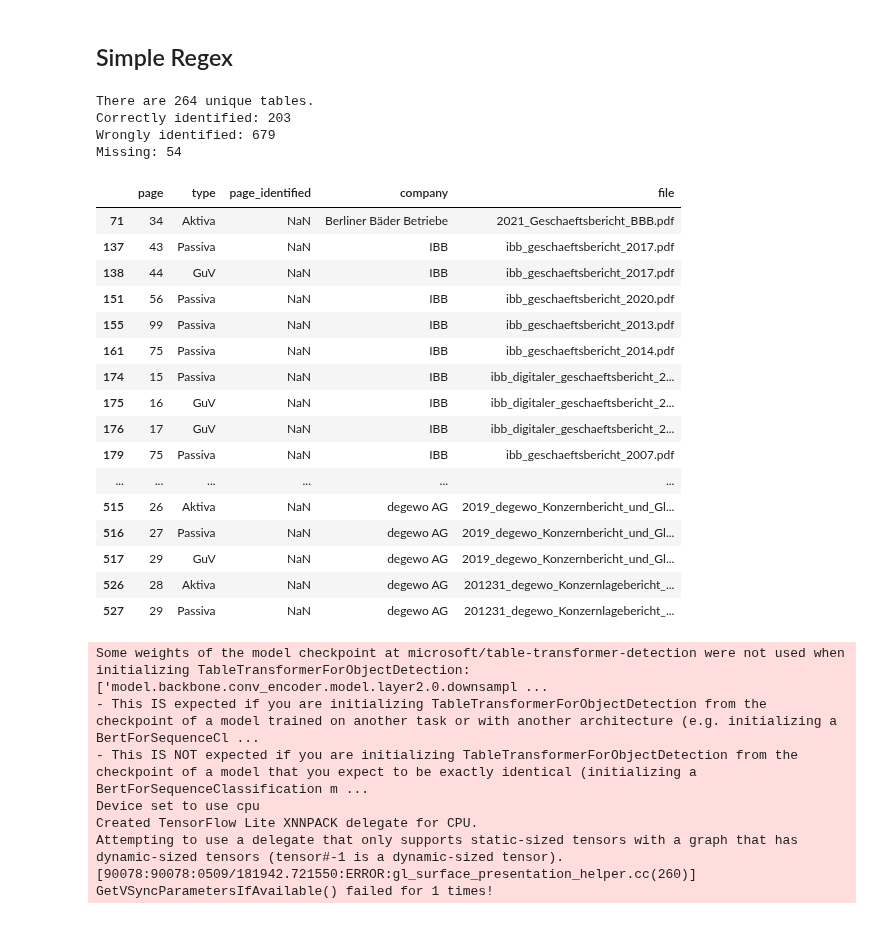
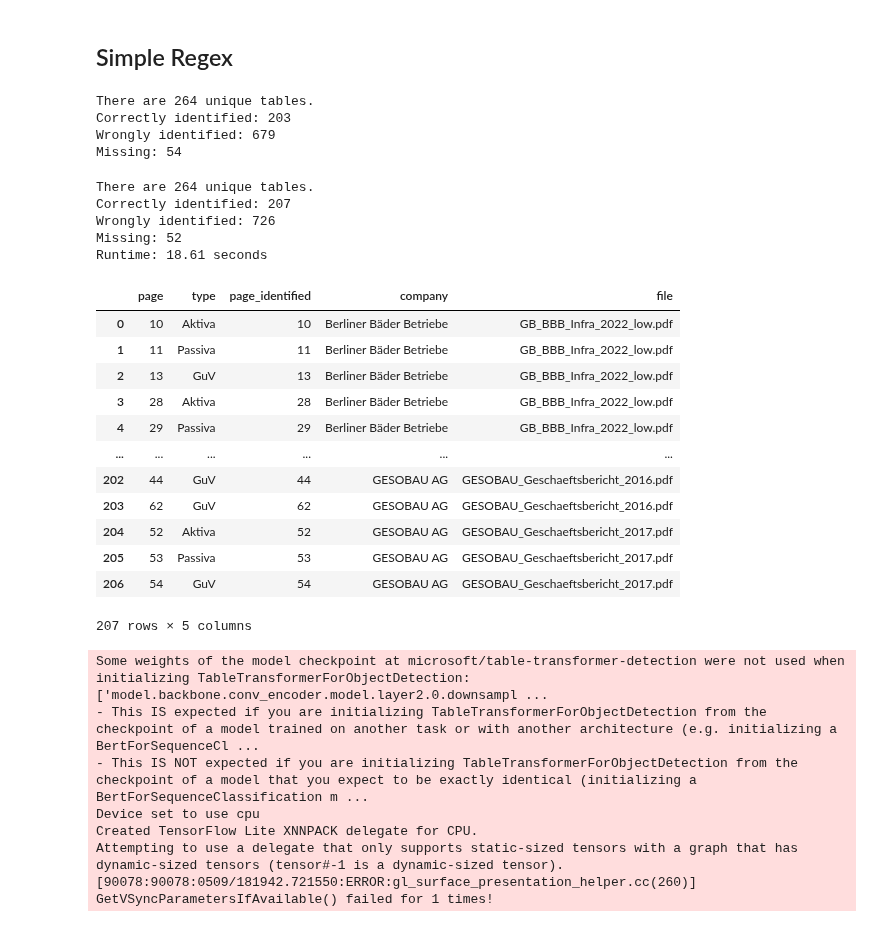
Before and after one commit to Famondir/Thesis, a Jupyter notebook: Python/page_detection_benchmark.ipynb, the cells around one changed output. Cells and saved outputs as stored; diff of their text form; code cells hidden in the pictures.

Commit message:
Noting results from page identification in Rmd

```diff
--- a/Python/page_detection_benchmark.ipynb
+++ b/Python/page_detection_benchmark.ipynb
@@ -225,29 +259,60 @@ page_identifier_regex_1 = PageIdentifierRegex(
 page_identifier_regex_1.walk_dir()
 # %%
 ben_df1 = page_identifier_regex_1.benchmark()
-ben_df1['missing']
+# ben_df1['missing']
 # %% [output]
 There are 264 unique tables.
 Correctly identified: 203
 Wrongly identified: 679
 Missing: 54
-|  | page | type | page_identified | company | file |
-| 71 | 34 | Aktiva | NaN | Berliner Bäder Betriebe | 2021_Geschaeftsbericht_BBB.pdf |
-| 137 | 43 | Passiva | NaN | IBB | ibb_geschaeftsbericht_2017.pdf |
-| 138 | 44 | GuV | NaN | IBB | ibb_geschaeftsbericht_2017.pdf |
-| 151 | 56 | Passiva | NaN | IBB | ibb_geschaeftsbericht_2020.pdf |
-| 155 | 99 | Passiva | NaN | IBB | ibb_geschaeftsbericht_2013.pdf |
-| 161 | 75 | Passiva | NaN | IBB | ibb_geschaeftsbericht_2014.pdf |
-| 174 | 15 | Passiva | NaN | IBB | ibb_digitaler_geschaeftsbericht_2... |
-| 175 | 16 | GuV | NaN | IBB | ibb_digitaler_geschaeftsbericht_2... |
-| 176 | 17 | GuV | NaN | IBB | ibb_digitaler_geschaeftsbericht_2... |
-| 179 | 75 | Passiva | NaN | IBB | ibb_geschaeftsbericht_2007.pdf |
-| ... | ... | ... | ... | ... | ... |
-| 515 | 26 | Aktiva | NaN | degewo AG | 2019_degewo_Konzernbericht_und_Gl... |
-| 516 | 27 | Passiva | NaN | degewo AG | 2019_degewo_Konzernbericht_und_Gl... |
-| 517 | 29 | GuV | NaN | degewo AG | 2019_degewo_Konzernbericht_und_Gl... |
-| 526 | 28 | Aktiva | NaN | degewo AG | 201231_degewo_Konzernlagebericht_... |
-| 527 | 29 | Passiva | NaN | degewo AG | 201231_degewo_Konzernlagebericht_... |
+# %%
+page_identifier_regex_1_pymupdf = PageIdentifierRegex(
+    # base_dir = "../Geschaeftsberichte/Berlin Energie und Netzholding/",
+    base_dir = "../Geschaeftsberichte/",
+    result_dir= "../benchmark_results/page_identification/regex_1",
+    regex_patterns = simple_regex_patterns,
+    verbose = False,
+    pdfbackend='pymupdf'
+)
+
+page_identifier_regex_1_pymupdf.walk_dir()
+# %%
+ben_df1_pymupdf = page_identifier_regex_1_pymupdf.benchmark()
+# %% [output]
+There are 264 unique tables.
+Correctly identified: 207
+Wrongly identified: 726
+Missing: 52
+Runtime: 18.61 seconds
+# %%
+with open("../benchmark_results/page_identification/pymupdf_simple_regex.json", "w") as json_file:
+    json.dump(
+        {key: value.to_json(orient='records') if hasattr(value, 'to_json') else value
+         for key, value in ben_df1_pymupdf.items()},
+        json_file,
+        indent=4,
+        default=str
+    )
+# %%
+with open("../benchmark_results/page_identification/pymupdf_simple_regex.json", "r") as json_file:
+    imported_data = json.load(json_file)
+
+json.loads(imported_data['special'][0])
+pd.read_json(imported_data['correct'])
+# %% [output]
+|  | page | type | page_identified | company | file |
+| 0 | 10 | Aktiva | 10 | Berliner Bäder Betriebe | GB_BBB_Infra_2022_low.pdf |
+| 1 | 11 | Passiva | 11 | Berliner Bäder Betriebe | GB_BBB_Infra_2022_low.pdf |
+| 2 | 13 | GuV | 13 | Berliner Bäder Betriebe | GB_BBB_Infra_2022_low.pdf |
+| 3 | 28 | Aktiva | 28 | Berliner Bäder Betriebe | GB_BBB_Infra_2022_low.pdf |
+| 4 | 29 | Passiva | 29 | Berliner Bäder Betriebe | GB_BBB_Infra_2022_low.pdf |
+| ... | ... | ... | ... | ... | ... |
+| 202 | 44 | GuV | 44 | GESOBAU AG | GESOBAU_Geschaeftsbericht_2016.pdf |
+| 203 | 62 | GuV | 62 | GESOBAU AG | GESOBAU_Geschaeftsbericht_2016.pdf |
+| 204 | 52 | Aktiva | 52 | GESOBAU AG | GESOBAU_Geschaeftsbericht_2017.pdf |
+| 205 | 53 | Passiva | 53 | GESOBAU AG | GESOBAU_Geschaeftsbericht_2017.pdf |
+| 206 | 54 | GuV | 54 | GESOBAU AG | GESOBAU_Geschaeftsbericht_2017.pdf |
+207 rows × 5 columns
 # %%
 from transformers import pipeline
 from PIL import ImageDraw, ImageFont
```
Also changed, not shown: parts of 5 cells of this notebook, 4 other files.
